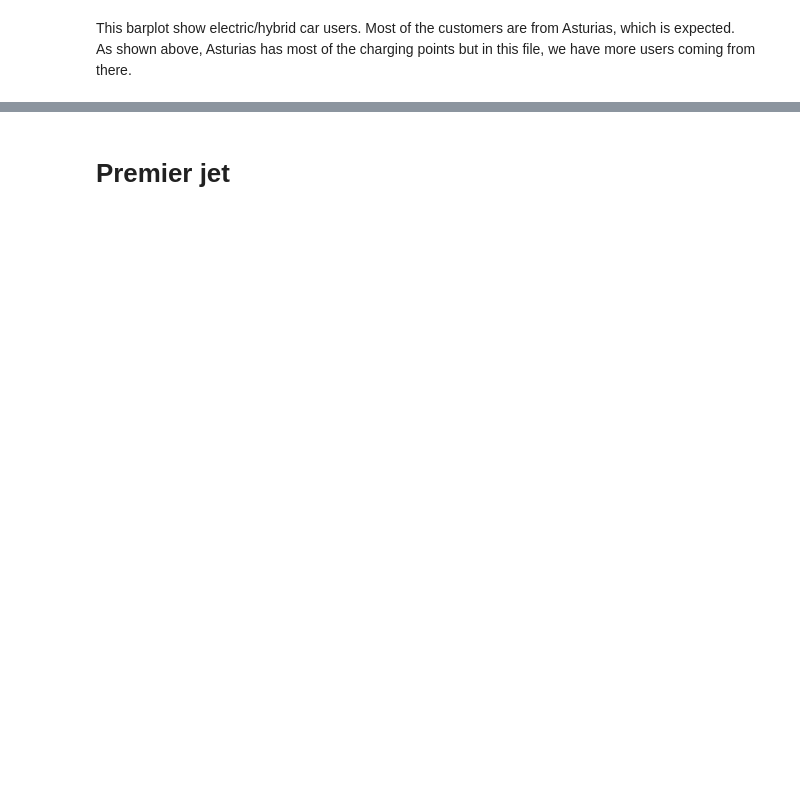
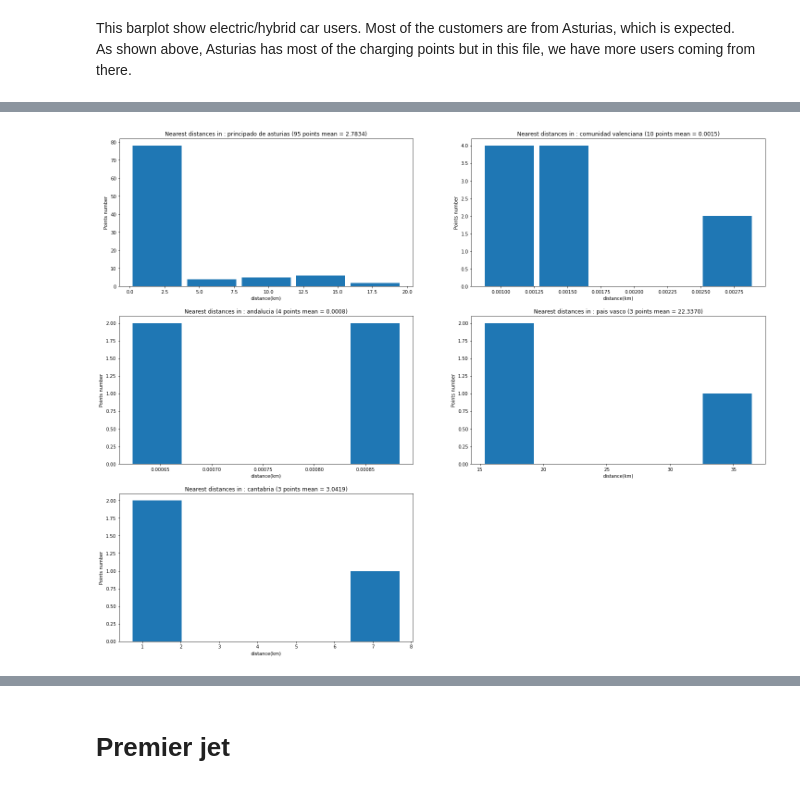
Before and after one commit to Ouardavalue/EDP, a Jupyter notebook: EDP.ipynb, the cells around one changed output, grey strips where cells are left out. Cells and saved outputs as stored; diff of their text form; code cells hidden in the pictures; blank space fills up the shorter version.

```diff
--- a/EDP.ipynb
+++ b/EDP.ipynb
@@ -474,0 +581,14 @@ fig.show()
+# %%
+import scipy.stats as scp
+df_points_dist_per_region = df_points_dist['Autonomia'].value_counts().rename_axis('Autonomia').reset_index(name='count_point')
+#df_points_dist_per_region["mean"] = [df_points_dist[df_points_dist["Autonomia"] == row_i["Autonomia"]].distances.mean for index_i, row_i in df_points_dist_per_region.iterrows()]
+df_points_dist_per_region["mean"] = [np.mean(df_points_dist[df_points_dist["Autonomia"] == row_i["Autonomia"]].distances.tolist())
+                                      for index_i, row_i in df_points_dist_per_region.iterrows()
+                                    ]
+df_points_dist_per_region["sd_deviation"] = [scp.sem(df_points_dist[df_points_dist["Autonomia"] == row_i["Autonomia"]].distances.tolist())
+                                      for index_i, row_i in df_points_dist_per_region.iterrows()
+                                    ]
+
+#h = se * scp.t.ppf((1 + confidence) / 2., n-1)
+    #return m, m-h, m+h
+df_points_dist_per_region
@@ -474,0 +604,25 @@ fig.show()
+# %%
+nb_autonomia=0
+for index_i, row_i in df_points_dist_per_region.iterrows():
+  if row_i.count_point > 2:
+    nb_autonomia+=1
+nb_autonomia
+#plt.subplots(nb_autonomia, sharey = True)
+ncols = 2
+nrows = nb_autonomia//2 + nb_autonomia%2
+fig = plt.figure(figsize=(25,20))
+plt.gcf().subplots_adjust( wspace = 0.2, hspace = 0.2)
+#plt.rc_context({'xtick.color':'red', 'ytick.color':'green', 'figure.facecolor':'white'})
+plt.rc_context({'figure.facecolor':'white'})
+i = 1
+for index_i, row_i in df_points_dist_per_region.iterrows():
+  if row_i.count_point > 2:
+    axs = fig.add_subplot(nrows, ncols, i )
+
+    axs.hist(x = df_points_dist[df_points_dist["Autonomia"] == row_i["Autonomia"]].distances.tolist(), bins=5, rwidth=0.9)
+    axs.set_title('Nearest distances in : {} ({} points mean = {:.4f})'.format(row_i["Autonomia"], row_i["count_point"], row_i["mean"]))
+    axs.set_xlabel('distance(km)')
+    axs.set_ylabel('Points number')
+    i+= 1
+# %% [output]
+[figure, added]
```
Also changed, not shown: parts of 46 cells of this notebook.
